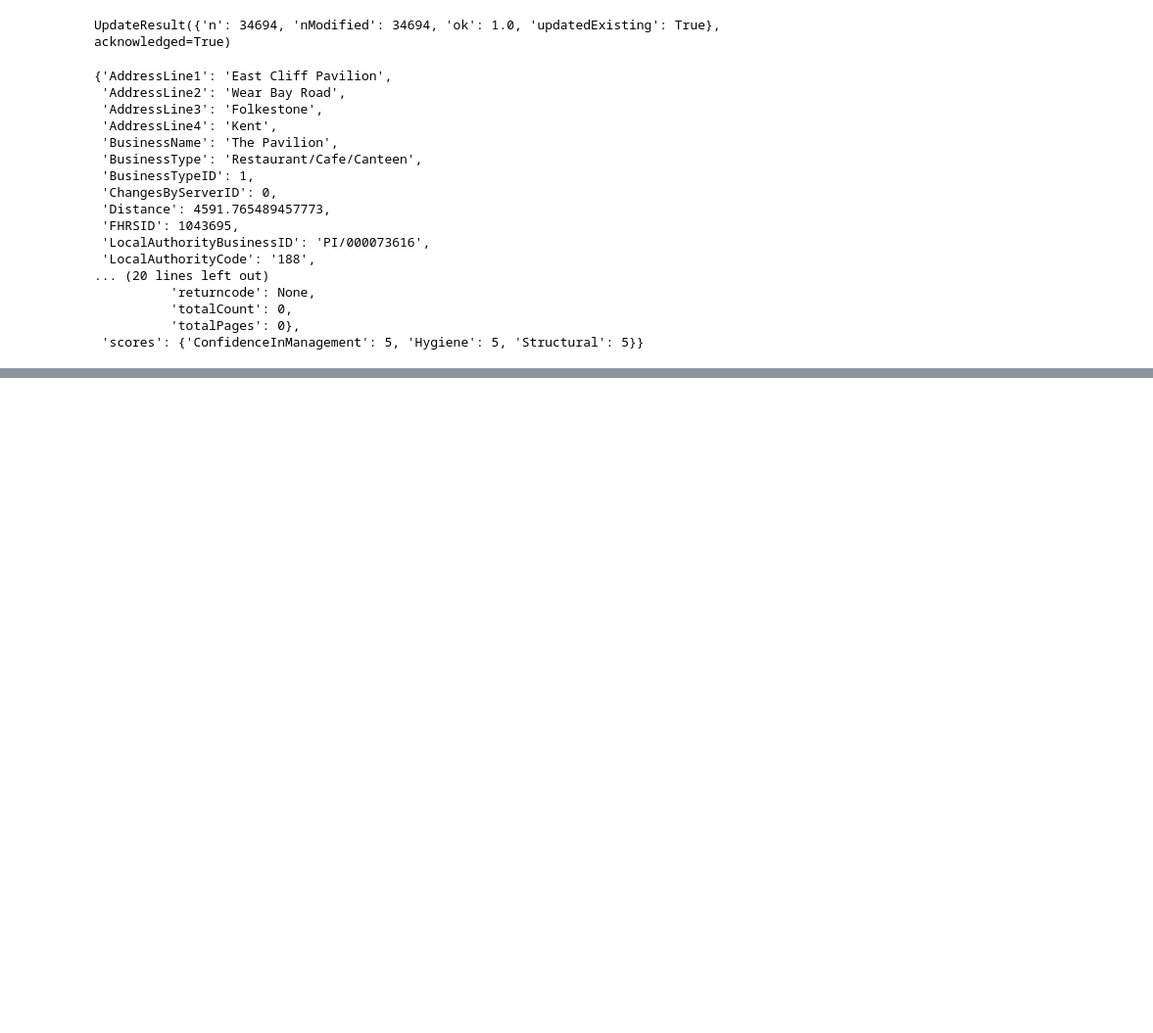
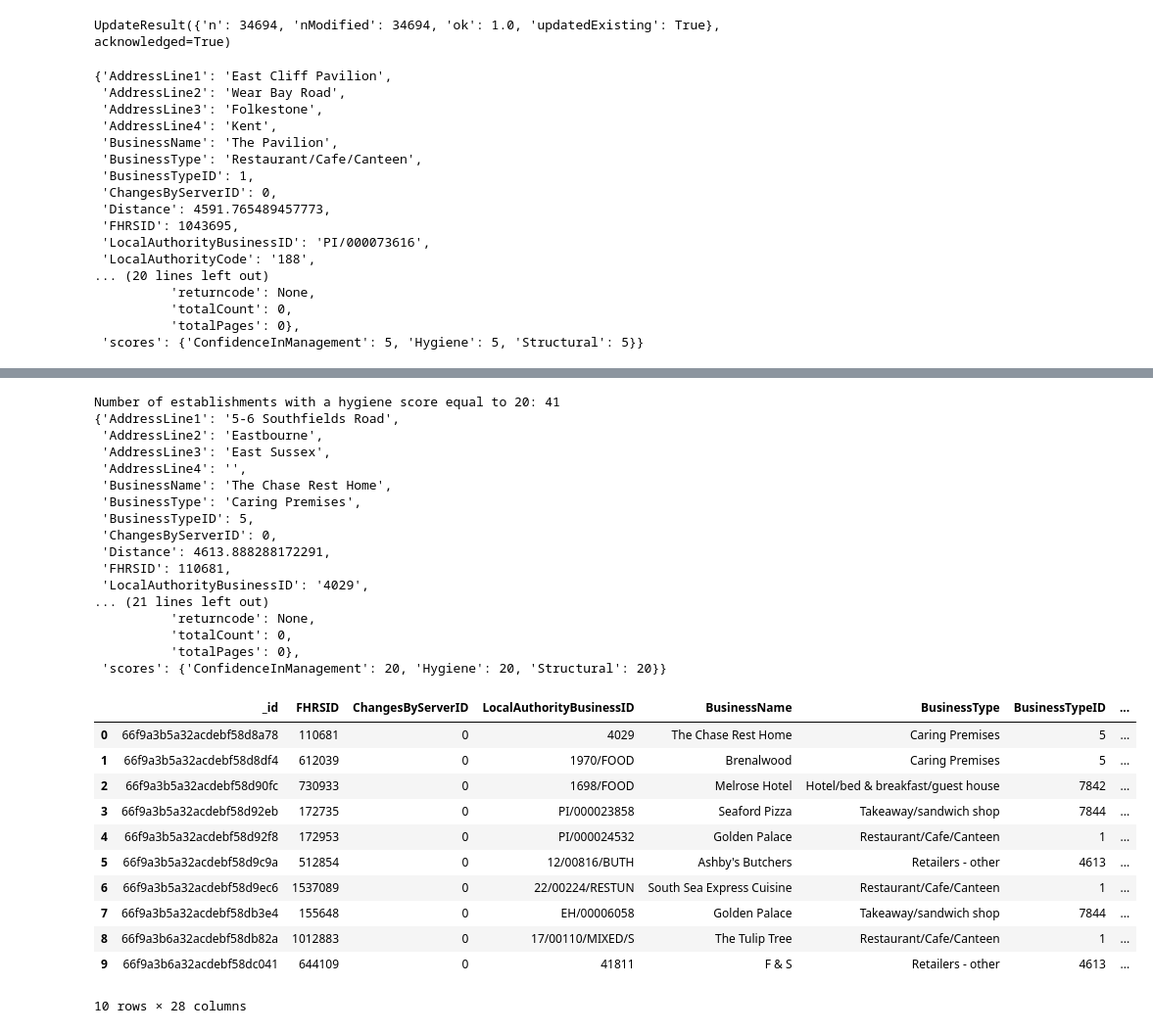
Before and after one commit to elizabethlconn/nosql-challenge, a Jupyter notebook: NoSQL_submission.ipynb, the cells around one changed output, grey strips where cells are left out. Shown at 98% size. Cells and saved outputs as stored; diff of their text form; code cells hidden in the pictures; blank space fills up the shorter version.

Commit message:
finished analysis

```diff
--- a/NoSQL_submission.ipynb
+++ b/NoSQL_submission.ipynb
@@ -155,0 +165,44 @@ pprint(establishments.find_one())
+# %%
+# analysis question 1: Which establishments have a hygiene score equal to 20?
+query_q1 = {'scores.Hygiene': 20}
+
+# count_documents
+count_q1 = establishments.count_documents(query_q1)
+print(f'Number of establishments with a hygiene score equal to 20: {count_q1}')
+# pprint display the first document
+
+pprint(establishments.find_one(query_q1))
+# convert results to pd dataframe, print number of rows and display first 10 rows.
+results_q1 = list(establishments.find(query_q1))
+df_q1 = pd.DataFrame(results_q1)
+df_q1.head(10)
+# %% [output]
+Number of establishments with a hygiene score equal to 20: 41
+{'AddressLine1': '5-6 Southfields Road',
+ 'AddressLine2': 'Eastbourne',
+ 'AddressLine3': 'East Sussex',
+ 'AddressLine4': '',
+ 'BusinessName': 'The Chase Rest Home',
+ 'BusinessType': 'Caring Premises',
+ 'BusinessTypeID': 5,
+ 'ChangesByServerID': 0,
+ 'Distance': 4613.888288172291,
+ 'FHRSID': 110681,
+ 'LocalAuthorityBusinessID': '4029',
+... (21 lines left out)
+          'returncode': None,
+          'totalCount': 0,
+          'totalPages': 0},
+ 'scores': {'ConfidenceInManagement': 20, 'Hygiene': 20, 'Structural': 20}}
+|  | _id | FHRSID | ChangesByServerID | LocalAuthorityBusinessID | BusinessName | BusinessType | BusinessTypeID | ... |
+| 0 | 66f9a3b5a32acdebf58d8a78 | 110681 | 0 | 4029 | The Chase Rest Home | Caring Premises | 5 | ... |
+| 1 | 66f9a3b5a32acdebf58d8df4 | 612039 | 0 | 1970/FOOD | Brenalwood | Caring Premises | 5 | ... |
+| 2 | 66f9a3b5a32acdebf58d90fc | 730933 | 0 | 1698/FOOD | Melrose Hotel | Hotel/bed & breakfast/guest house | 7842 | ... |
+| 3 | 66f9a3b5a32acdebf58d92eb | 172735 | 0 | PI/000023858 | Seaford Pizza | Takeaway/sandwich shop | 7844 | ... |
+| 4 | 66f9a3b5a32acdebf58d92f8 | 172953 | 0 | PI/000024532 | Golden Palace | Restaurant/Cafe/Canteen | 1 | ... |
+| 5 | 66f9a3b5a32acdebf58d9c9a | 512854 | 0 | 12/00816/BUTH | Ashby's Butchers | Retailers - other | 4613 | ... |
+| 6 | 66f9a3b5a32acdebf58d9ec6 | 1537089 | 0 | 22/00224/RESTUN | South Sea Express Cuisine | Restaurant/Cafe/Canteen | 1 | ... |
+| 7 | 66f9a3b5a32acdebf58db3e4 | 155648 | 0 | EH/00006058 | Golden Palace | Takeaway/sandwich shop | 7844 | ... |
+| 8 | 66f9a3b6a32acdebf58db82a | 1012883 | 0 | 17/00110/MIXED/S | The Tulip Tree | Restaurant/Cafe/Canteen | 1 | ... |
+| 9 | 66f9a3b6a32acdebf58dc041 | 644109 | 0 | 41811 | F & S | Retailers - other | 4613 | ... |
+10 rows × 28 columns
```
Also changed, not shown: parts of 5 cells of this notebook.
